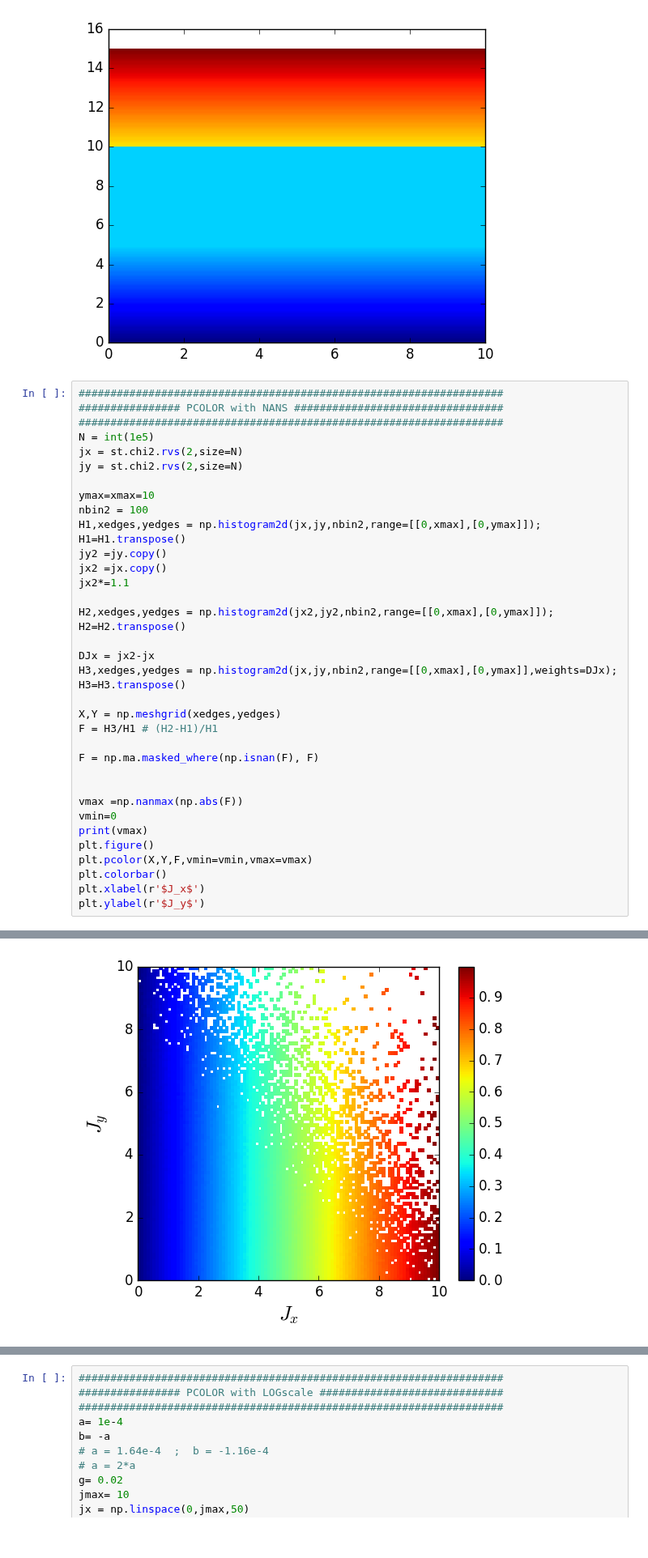
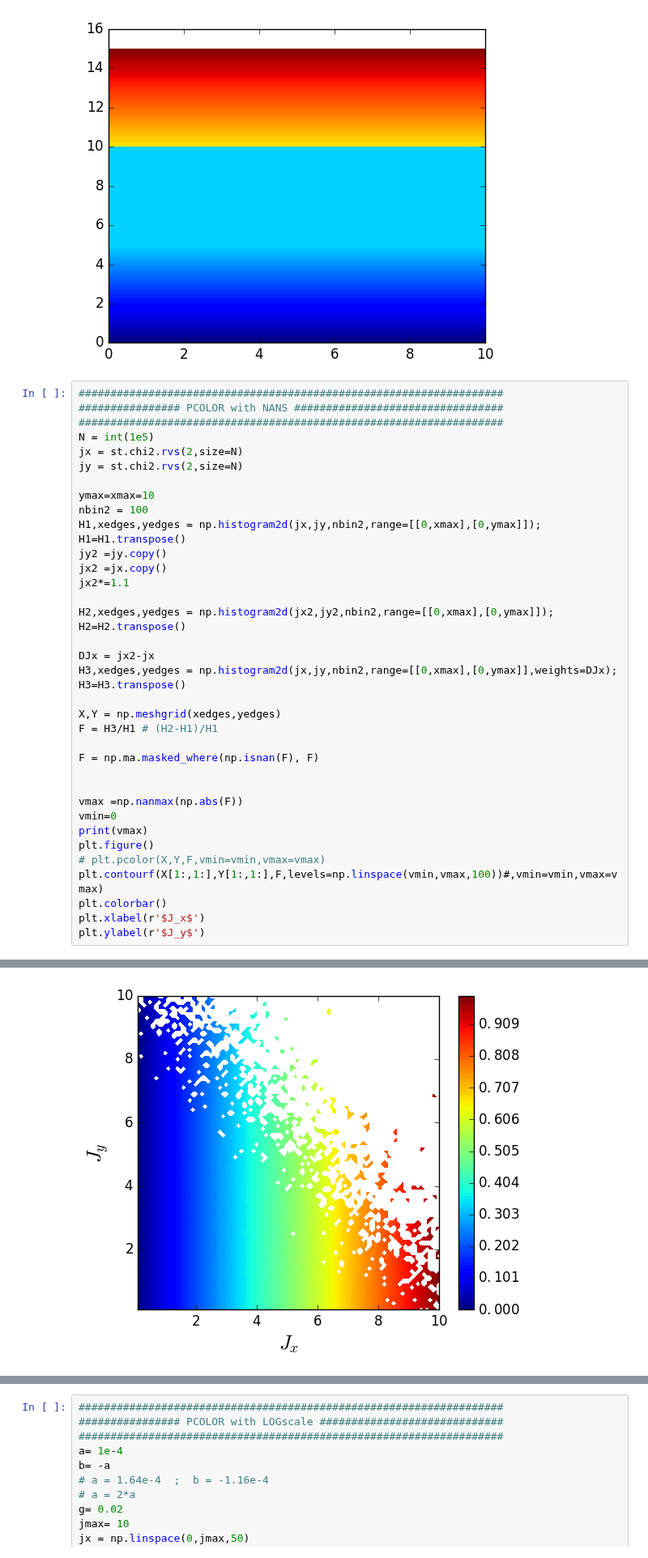
Before and after one commit to sondrevf/Ipython_Cern, a Jupyter notebook: plotting.ipynb, the cells around one changed output, grey strips where cells are left out. Shown at 81% size. Cells and saved outputs as stored; diff of their text form.

Commit message:
modified:   01_Lebedev/Coherent_noise.ipynb 	modified:   GeneralDistributionPlaying.ipynb 	modified:   numpy_testing.ipynb 	modified:   plotting.ipynb

```diff
--- a/plotting.ipynb
+++ b/plotting.ipynb
@@ -149,7 +149,8 @@ vmax =np.nanmax(np.abs(F))
 vmin=0
 print(vmax)
 plt.figure()
-plt.pcolor(X,Y,F,vmin=vmin,vmax=vmax)
+# plt.pcolor(X,Y,F,vmin=vmin,vmax=vmax)
+plt.contourf(X[1:,1:],Y[1:,1:],F,levels=np.linspace(vmin,vmax,100))#,vmin=vmin,vmax=vmax)
 plt.colorbar()
 plt.xlabel(r'$J_x$')
 plt.ylabel(r'$J_y$')
@@ -158,2 +159,2 @@ plt.ylabel(r'$J_y$')
 <matplotlib.text.Text at 0x...>
-[figure, old version]
+[figure, new version]
```
Also changed, not shown: parts of 9 cells of this notebook, 2 other files.
